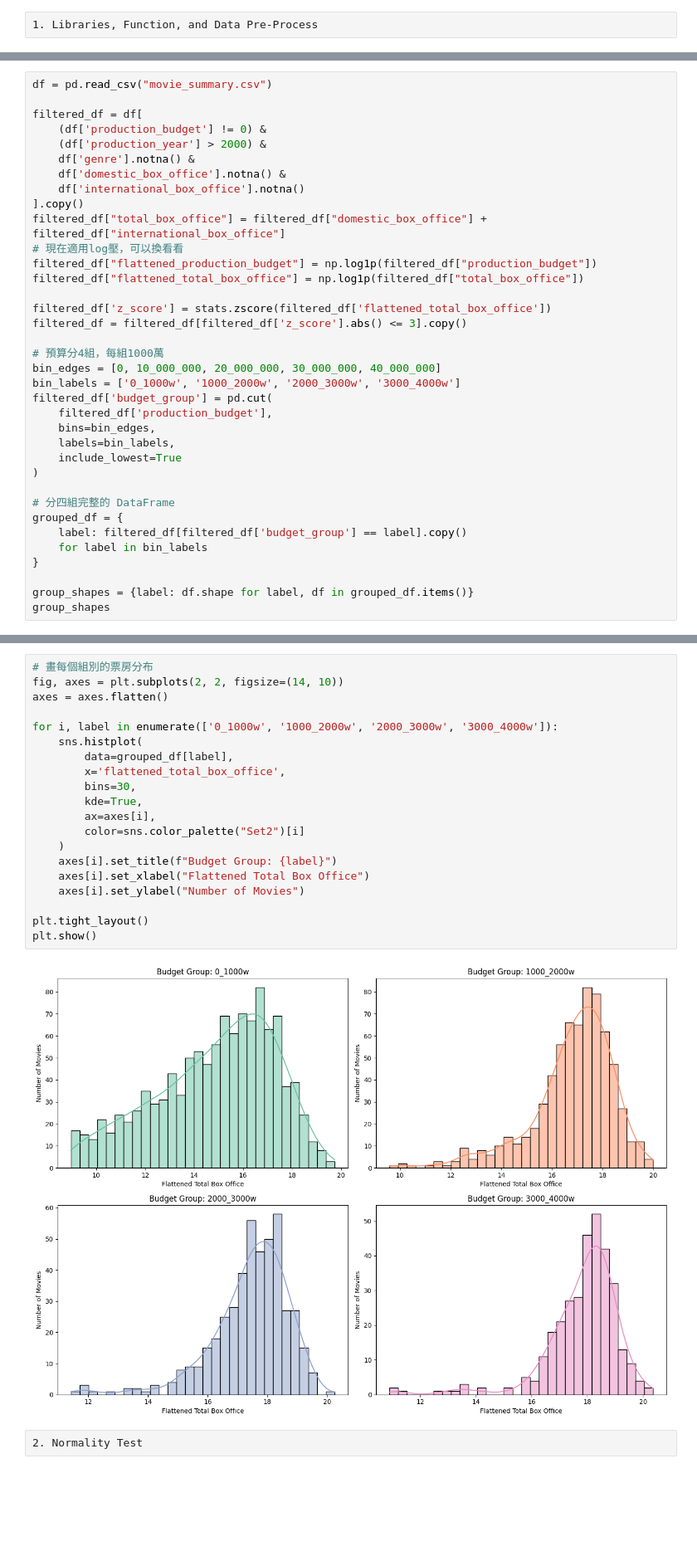
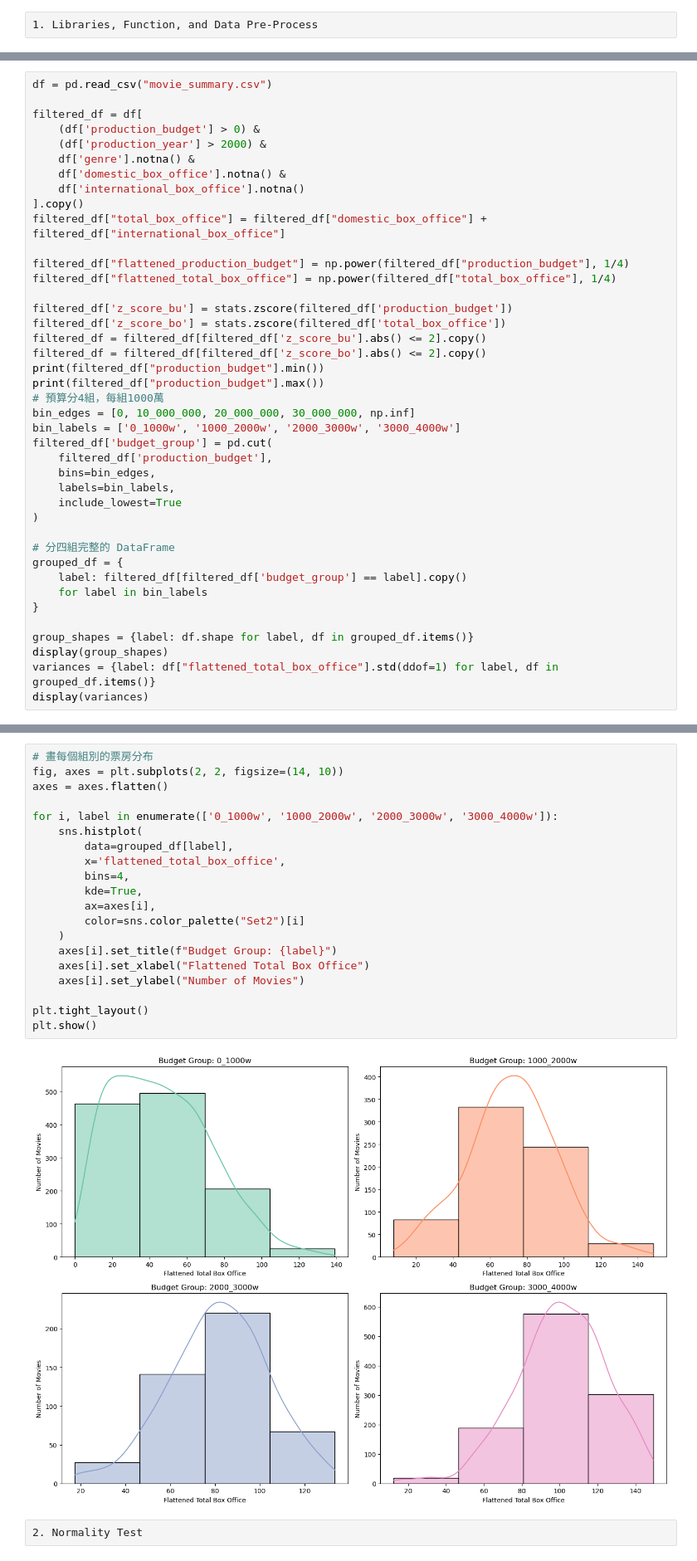
Before and after one commit to Ocean1029/Statistics_Final_Project, a Jupyter notebook: final_code_workspace/task_1_four_group.ipynb, the cells around one changed output, grey strips where cells are left out. Shown: that part at 83% size. Drawn from its saved outputs; the diff is of its cells as text; blank space fills up the shorter version.

Commit message:
changed upper budget upper bound and finished anova tukey etc

```diff
--- a/final_code_workspace/task_1_four_group.ipynb
+++ b/final_code_workspace/task_1_four_group.ipynb
@@ -84,22 +109,25 @@ def chi_square_normality_test(data, bins=8):
 df = pd.read_csv("movie_summary.csv")
 
 filtered_df = df[
-    (df['production_budget'] != 0) &
+    (df['production_budget'] > 0) &
     (df['production_year'] > 2000) &
     df['genre'].notna() &
     df['domestic_box_office'].notna() &
     df['international_box_office'].notna()
 ].copy()
 filtered_df["total_box_office"] = filtered_df["domestic_box_office"] + filtered_df["international_box_office"]
-# 現在適用log壓，可以換看看
-filtered_df["flattened_production_budget"] = np.log1p(filtered_df["production_budget"])
-filtered_df["flattened_total_box_office"] = np.log1p(filtered_df["total_box_office"])
 
-filtered_df['z_score'] = stats.zscore(filtered_df['flattened_total_box_office'])
-filtered_df = filtered_df[filtered_df['z_score'].abs() <= 3].copy()
+filtered_df["flattened_production_budget"] = np.power(filtered_df["production_budget"], 1/4)
+filtered_df["flattened_total_box_office"] = np.power(filtered_df["total_box_office"], 1/4)
 
+filtered_df['z_score_bu'] = stats.zscore(filtered_df['production_budget'])
+filtered_df['z_score_bo'] = stats.zscore(filtered_df['total_box_office'])
+filtered_df = filtered_df[filtered_df['z_score_bu'].abs() <= 2].copy()
+filtered_df = filtered_df[filtered_df['z_score_bo'].abs() <= 2].copy()
+print(filtered_df["production_budget"].min())
+print(filtered_df["production_budget"].max())
 # 預算分4組，每組1000萬
-bin_edges = [0, 10_000_000, 20_000_000, 30_000_000, 40_000_000]
+bin_edges = [0, 10_000_000, 20_000_000, 30_000_000, np.inf]
 bin_labels = ['0_1000w', '1000_2000w', '2000_3000w', '3000_4000w']
 filtered_df['budget_group'] = pd.cut(
     filtered_df['production_budget'],
@@ -115,5 +143,7 @@ grouped_df = {
 }
 
 group_shapes = {label: df.shape for label, df in grouped_df.items()}
-group_shapes
+display(group_shapes)
+variances = {label: df["flattened_total_box_office"].std(ddof=1) for label, df in grouped_df.items()}
+display(variances)
 # %% [output]
@@ -124,25 +160,25 @@ group_shapes
 # %%
 # 畫每個組別的票房分布
 fig, axes = plt.subplots(2, 2, figsize=(14, 10))
 axes = axes.flatten()
 
 for i, label in enumerate(['0_1000w', '1000_2000w', '2000_3000w', '3000_4000w']):
     sns.histplot(
         data=grouped_df[label],
         x='flattened_total_box_office',
-        bins=30,
+        bins=4,
         kde=True,
         ax=axes[i],
         color=sns.color_palette("Set2")[i]
     )
     axes[i].set_title(f"Budget Group: {label}")
     axes[i].set_xlabel("Flattened Total Box Office")
     axes[i].set_ylabel("Number of Movies")
 
 plt.tight_layout()
 plt.show()
 # %% [output]
-[figure, old version]
+[figure, new version]
 # %% [raw]
 2. Normality Test
 # %%
```
Also changed, not shown: parts of 10 cells of this notebook.
